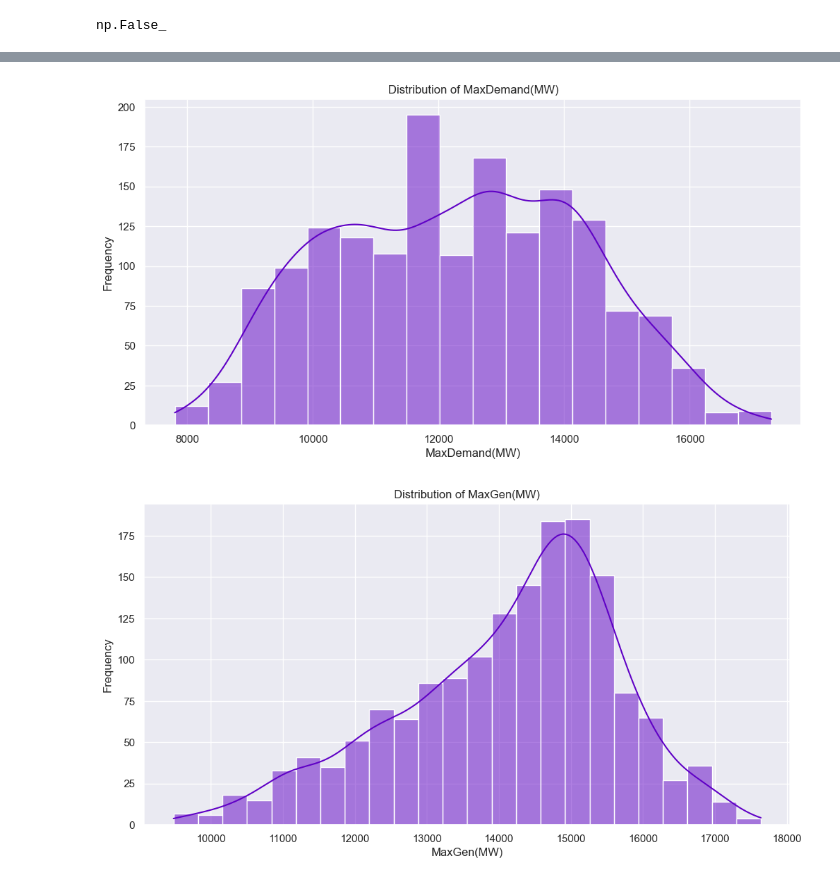
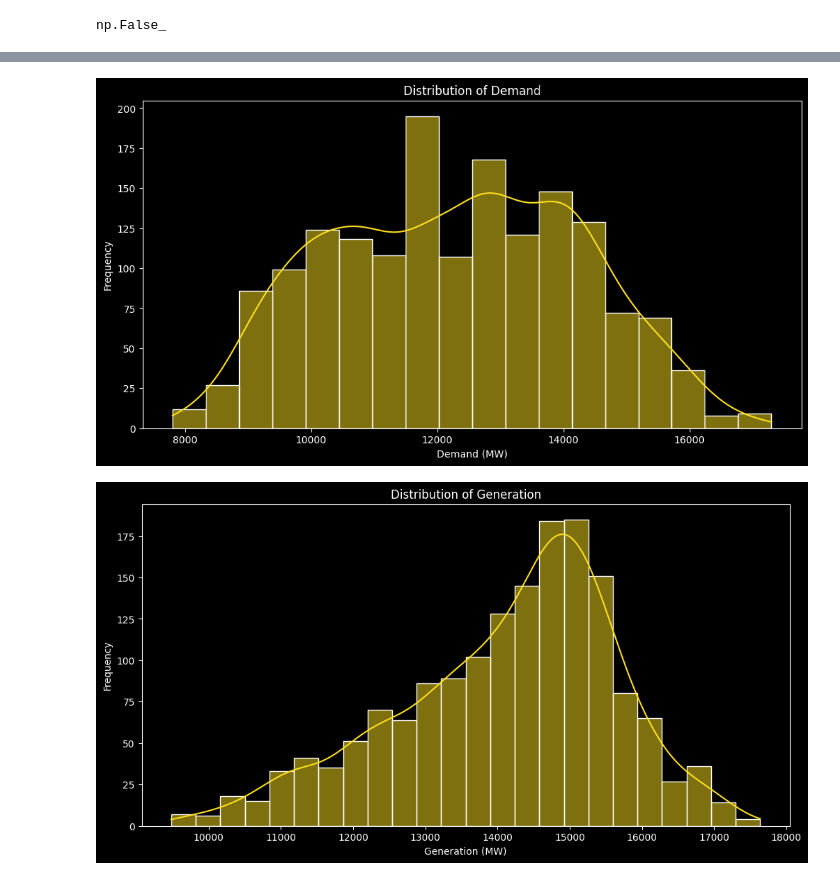
Before and after one commit to rajin-khan/GridGenius, a Jupyter notebook: Collection/EDA5.ipynb, the cells around one changed output, grey strips where cells are left out. Saved outputs shown, nothing was run; the diff lists cells and outputs as text; code cells hidden in the pictures.

```diff
--- a/Collection/EDA5.ipynb
+++ b/Collection/EDA5.ipynb
@@ -63,3 +67,6 @@ df.head(10)
 | 7 | 2024-12-25 | 10500 | 13683 | 21.2 | 2024 | 12 | 0 | 0 |
 | 8 | 2024-12-24 | 10700 | 13349 | 20.5 | 2024 | 12 | 0 | 0 |
 | 9 | 2024-12-23 | 10700 | 13515 | 20.4 | 2024 | 12 | 0 | 0 |
+# %%
+df = df.rename(columns={'MaxDemand(MW)': 'Demand(MW)', 'MaxGen(MW)': 'Generation(MW)'})
+df.head(10)
@@ -66,3 +85,5 @@ df.head(10)
+# %%
+df['DemandGenGap(MW)'] = df['Generation(MW)'] - df['Demand(MW)']
 # %%
 df.describe()
 # %% [output]
@@ -113,4 +136,7 @@ IsHoliday        0
 dtype: int64
+# %%
+plt.style.use('dark_background')
+sns.set_palette(palette='gnuplot2_r')
 # %%
 # Convert 'Date' column to datetime
 df['Date'] = pd.to_datetime(df['Date'])
@@ -202,25 +223,23 @@ sns.pairplot(df, hue='MaxDemand(MW)', palette='gnuplot2_r')
 # %%
-sns.set_theme(palette="gnuplot")
+# sns.set_theme(palette="gnuplot")
 # %%
 plt.figure(figsize=(12, 6))
-sns.histplot(data=df, x='MaxDemand(MW)', kde=True)
-plt.title('Distribution of MaxDemand(MW)')
-plt.xlabel('MaxDemand(MW)')
+sns.histplot(data=df, x='Demand(MW)', kde=True)
+plt.title('Distribution of Demand')
+plt.xlabel('Demand (MW)')
 plt.ylabel('Frequency')
-plt.legend([], [], frameon=False)
 plt.show()
 # %% [output]
-[figure, old version]
+[figure, new version]
 # %%
 plt.figure(figsize=(12, 6))
-sns.histplot(data=df, x='MaxGen(MW)', kde=True)
-plt.title('Distribution of MaxGen(MW)')
-plt.xlabel('MaxGen(MW)')
+sns.histplot(data=df, x='Generation(MW)', kde=True)
+plt.title('Distribution of Generation')
+plt.xlabel('Generation (MW)')
 plt.ylabel('Frequency')
-plt.legend([], [], frameon=False)
 plt.show()
 # %% [output]
-[figure, old version]
+[figure, new version]
 # %%
 plt.figure(figsize=(12, 6))
 sns.histplot(data=df, x='Temp(C)', kde=True)
```
Also changed, not shown: parts of 31 cells of this notebook, 2 other files.
